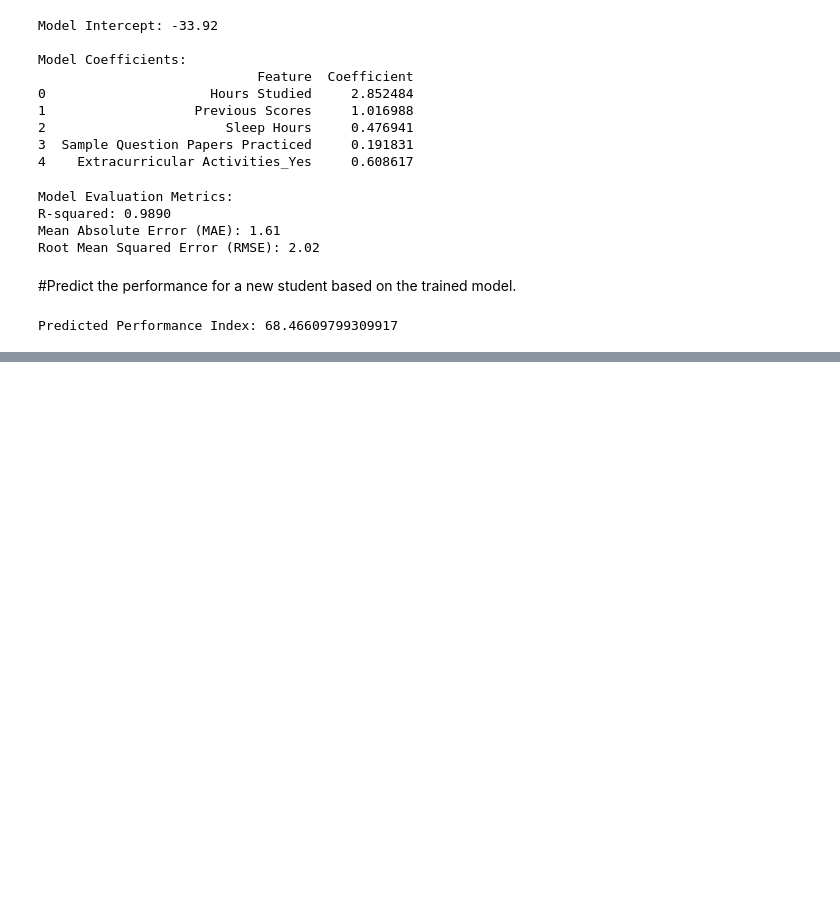
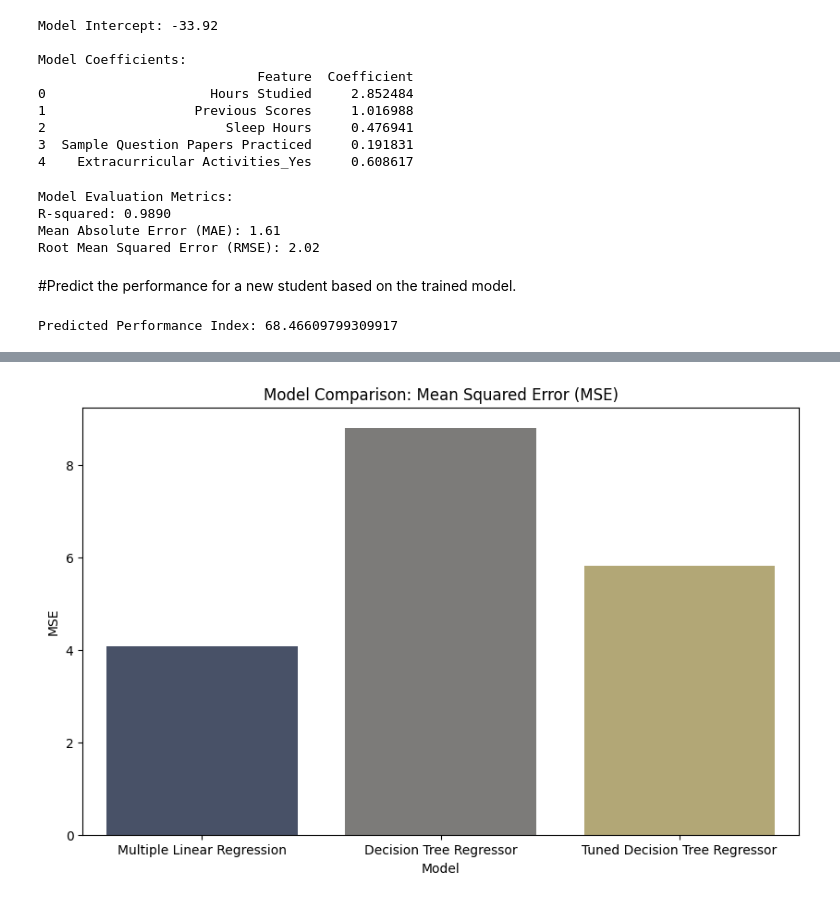
Before and after one commit to aumair472/machine_learning_session_1, a Jupyter notebook: machine_learning_01.ipynb, the cells around one changed output, grey strips where cells are left out. Saved outputs shown, nothing was run; the diff lists cells and outputs as text; code cells hidden in the pictures; blank space fills up the shorter version.

```diff
--- a/machine_learning_01.ipynb
+++ b/machine_learning_01.ipynb
@@ -264,0 +422,9 @@ Predicted Performance Index: 68.46609799309917
+# %%
+plt.figure(figsize=(10, 6))
+sns.barplot(x='Model', y='MSE', data=performance_df, palette='cividis', hue='Model', legend=False)
+plt.title('Model Comparison: Mean Squared Error (MSE)')
+plt.ylabel('MSE')
+plt.xlabel('Model')
+plt.show()
+# %% [output]
+[figure, added]
```
Also changed, not shown: parts of 9 cells of this notebook.
